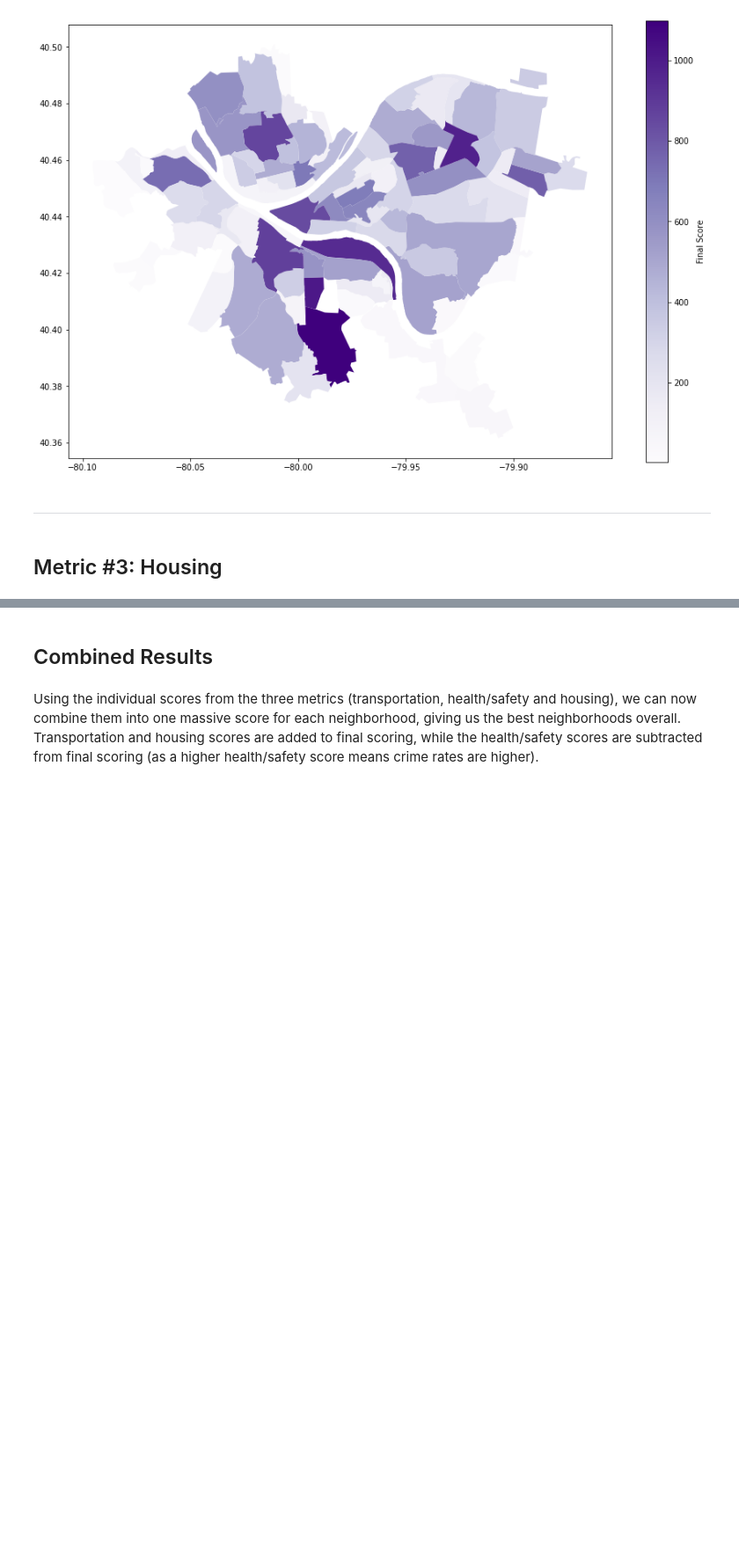
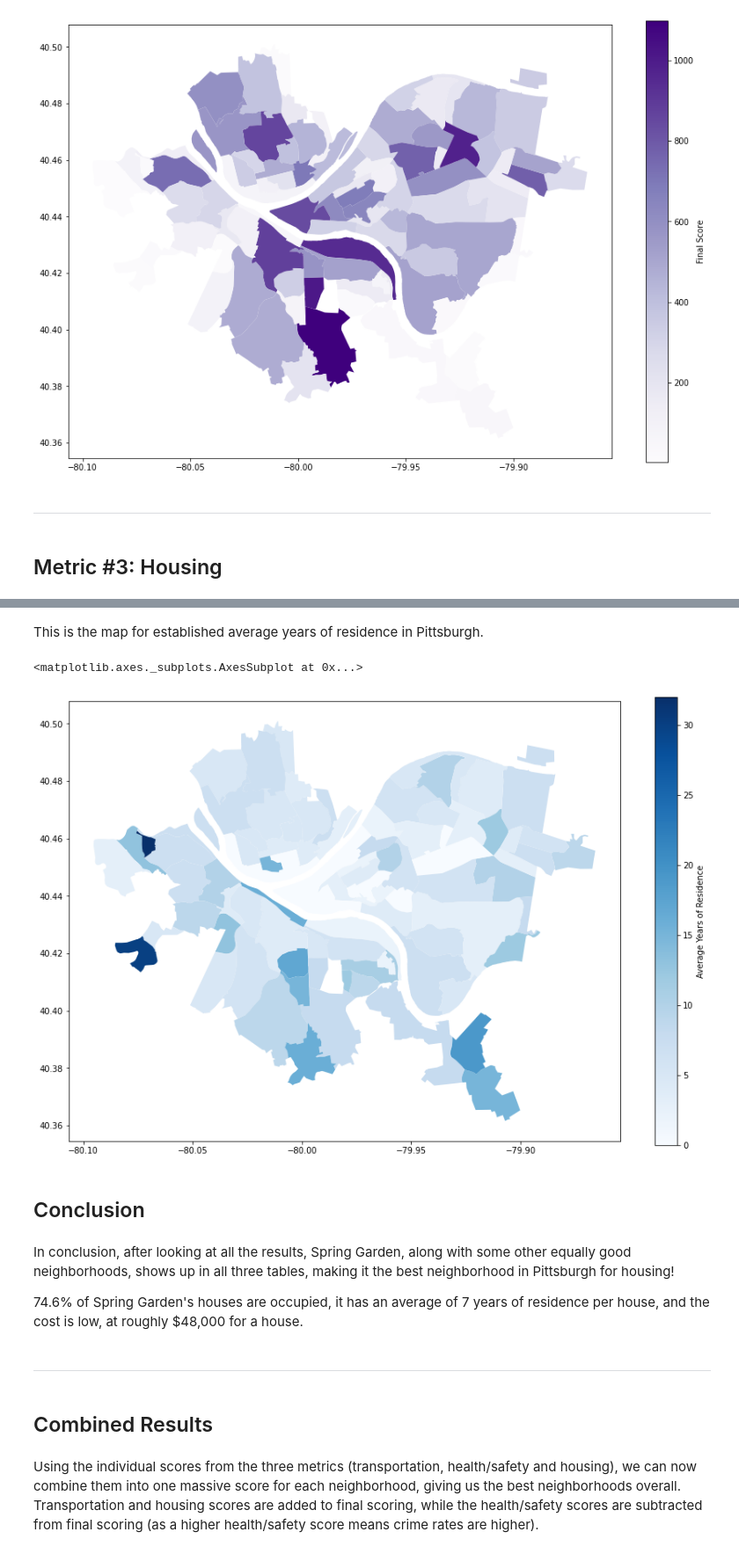
Before and after one commit to Nick0306/Big_Ideas_Final_Project, a Jupyter notebook: Dataset Notebooks/CombinedNotebook.ipynb, the cells around one changed output, grey strips where cells are left out. Shown at 88% size. Drawn from its saved outputs; the diff is of its cells as text; code cells hidden in the pictures; blank space fills up the shorter version.

Commit message:
Notebook complete, all descriptions and conclusion added.

```diff
--- a/Dataset Notebooks/CombinedNotebook.ipynb
+++ b/Dataset Notebooks/CombinedNotebook.ipynb
@@ -470,0 +655,25 @@ final_map.plot(column='Final Score',
+# %%
+# 3.425287356
+
+count = 0
+for x in data["Est. Avg. Yrs. of Residence (2010)"]:
+    data.iloc[count, 9] = float(x)
+    count+=1
+
+yres_units = data.sort_values(by=["Est. Avg. Yrs. of Residence (2010)"], ascending=False).iloc[0:, 9:10]
+
+yres_mean = float(yres_units.mean())
+
+yres_units["Falls Below Est. Avg. Yrs. of Residence?"] = np.nan
+
+c = 0
+for x in range(len(yres_units)):
+    yres_temp = yres_units.iloc[x,0]
+    if yres_temp > yres_mean*(3.425287356/5):
+        yres_units.iloc[x,1] = "Yes !"
+        c+=1
+    else:
+        yres_units.iloc[x,1] = "No :("
+
+print(yres_units.sample(20))
+print(c)
@@ -471,3 +698,26 @@ final_map.plot(column='Final Score',
+# %% [markdown]
+This is the map for established average years of residence in Pittsburgh.
+# %%
+yres_series = yres_units.groupby("Neighborhood").sum()["Est. Avg. Yrs. of Residence (2010)"]
+neighborhoods = geo.read_file("Neighborhoods/Neighborhoods_.shp")
+yres_map = neighborhoods.merge(yres_series, how='left', left_on='hood', right_on='Neighborhood')
+yres_map.plot(column='Est. Avg. Yrs. of Residence (2010)',
+             cmap='Blues',
+             figsize=(15,10),
+             legend=True,
+             legend_kwds={'label':"Average Years of Residence"}
+             )
+# %% [output]
+<matplotlib.axes._subplots.AxesSubplot at 0x...>
+[figure, added]
+# %% [markdown]
+## Conclusion
+# %% [markdown]
+In conclusion, after looking at all the results, Spring Garden, along with some other equally good neighborhoods, shows up in all three tables, making it the best neighborhood in Pittsburgh for housing!
+
+74.6% of Spring Garden's houses are occupied, it has an average of 7 years of residence per house, and the cost is low, at roughly $48,000 for a house.
+# %% [markdown]
+---
 # %% [markdown]
 ## Combined Results
 # %% [markdown]
```
Also changed, not shown: parts of 19 cells of this notebook, 1 other file.
